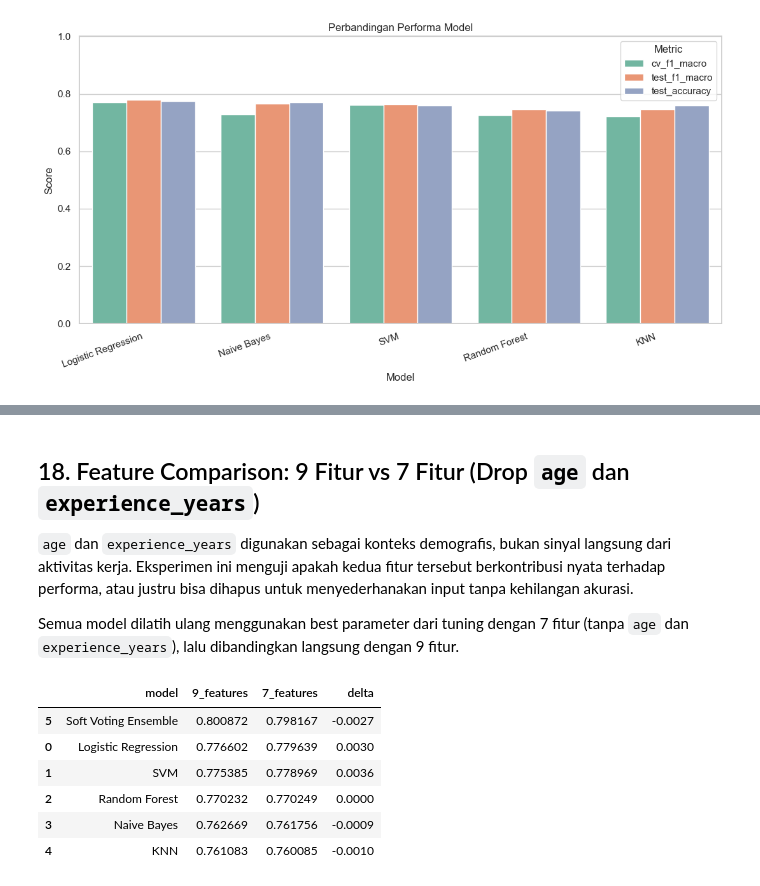
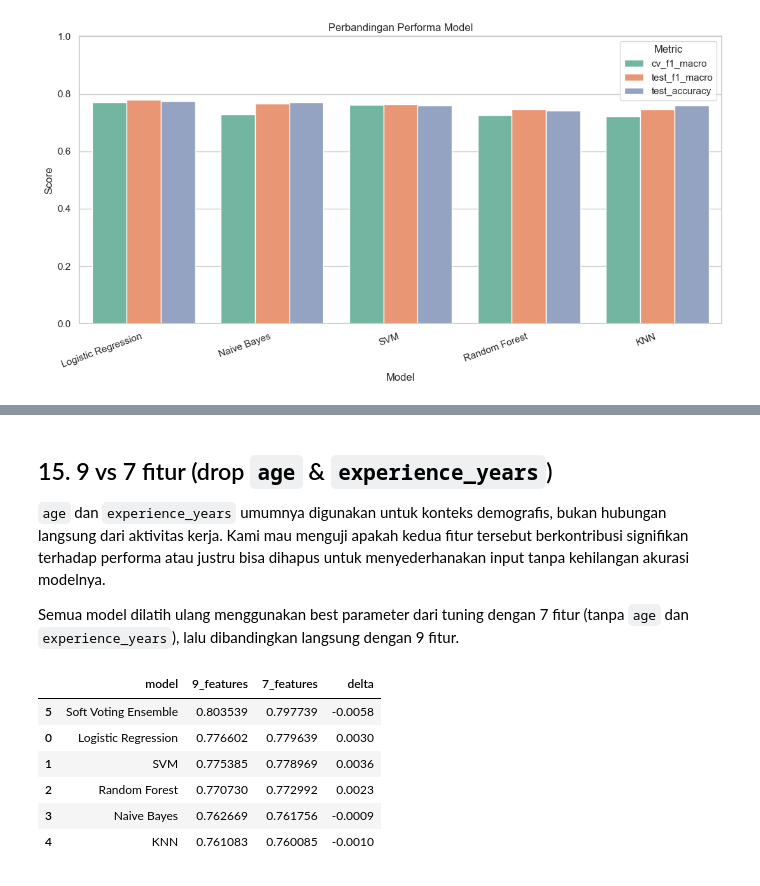
Before and after one commit to Jerome-88/Burnout_prediction, a Jupyter notebook: model.ipynb, the cells around one changed output, grey strips where cells are left out. Saved outputs shown, nothing was run; the diff lists cells and outputs as text; code cells hidden in the pictures.

```diff
--- a/model.ipynb
+++ b/model.ipynb
@@ -1112,60 +1016,74 @@ Feature columns: ['age', 'experience_years', 'daily_work_hours', 'sleep_hours',
 # %% [markdown]
-## 18. Feature Comparison: 9 Fitur vs 7 Fitur (Drop `age` dan `experience_years`)
+## 15. 9 vs 7 fitur (drop `age` & `experience_years`)
 
-`age` dan `experience_years` digunakan sebagai konteks demografis, bukan sinyal langsung dari aktivitas kerja. Eksperimen ini menguji apakah kedua fitur tersebut berkontribusi nyata terhadap performa, atau justru bisa dihapus untuk menyederhanakan input tanpa kehilangan akurasi.
+`age` dan `experience_years` umumnya digunakan untuk konteks demografis, bukan hubungan langsung dari aktivitas kerja. Kami mau menguji apakah kedua fitur tersebut berkontribusi signifikan terhadap performa atau justru bisa dihapus untuk menyederhanakan input tanpa kehilangan akurasi modelnya.
 
 Semua model dilatih ulang menggunakan best parameter dari tuning dengan 7 fitur (tanpa `age` dan `experience_years`), lalu dibandingkan langsung dengan 9 fitur.
 # %%
+FEATURE_COLS_9 = [f for f in FEATURE_COLS if f != "commits_per_day"]
+X_train_9 = X_train[FEATURE_COLS_9]
+X_test_9  = X_test[FEATURE_COLS_9]
+
+models_9 = {}
+for name in models:
+    pipe_9 = clone(models[name]).set_params(**tuning_results[name]["best_params"])
+    pipe_9.fit(X_train_9, y_train)
+    models_9[name] = pipe_9
+
+ensemble_9 = VotingClassifier(
+    estimators=[(FILENAME_MAP[name], models_9[name]) for name in models],
+    voting="soft",
+    n_jobs=1,
+)
+ensemble_9.fit(X_train_9, y_train)
+
 FEATURE_COLS_7 = [f for f in FEATURE_COLS_9 if f not in ("age", "experience_years")]
-
 X_train_7 = X_train[FEATURE_COLS_7]
-X_test_7 = X_test[FEATURE_COLS_7]
+X_test_7  = X_test[FEATURE_COLS_7]
 
 feat_comparison_7 = []
 
 for name in models:
-    best_params = tuning_results[name]["best_params"]
-
-    pipe_7 = clone(models[name])
-    pipe_7.set_params(**best_params)
+    pipe_7 = clone(models[name]).set_params(**tuning_results[name]["best_params"])
     pipe_7.fit(X_train_7, y_train)
     y_pred_7 = pipe_7.predict(X_test_7)
 
     f1_9 = float(f1_score(y_test, models_9[name].predict(X_test_9), average="macro"))
     f1_7 = float(f1_score(y_test, y_pred_7, average="macro"))
 
     feat_comparison_7.append({
         "model": name,
         "9_features": f1_9,
         "7_features": f1_7,
         "delta": round(f1_7 - f1_9, 4),
     })
 
-# ensemble 7 fitur
+# Ensemble on 7 features
 ensemble_7 = VotingClassifier(
     estimators=[(FILENAME_MAP[n], clone(models[n]).set_params(**tuning_results[n]["best_params"])) for n in models],
     voting="soft",
     n_jobs=1,
 )
 ensemble_7.fit(X_train_7, y_train)
+
 f1_ensemble_9 = float(f1_score(y_test, ensemble_9.predict(X_test_9), average="macro"))
 f1_ensemble_7 = float(f1_score(y_test, ensemble_7.predict(X_test_7), average="macro"))
 
 feat_comparison_7.append({
     "model": "Soft Voting Ensemble",
     "9_features": f1_ensemble_9,
     "7_features": f1_ensemble_7,
     "delta": round(f1_ensemble_7 - f1_ensemble_9, 4),
 })
 
 feat_df_7 = pd.DataFrame(feat_comparison_7).sort_values("9_features", ascending=False)
 display(feat_df_7)
 # %% [output]
 |  | model | 9_features | 7_features | delta |
-| 5 | Soft Voting Ensemble | 0.800872 | 0.798167 | -0.0027 |
+| 5 | Soft Voting Ensemble | 0.803539 | 0.797739 | -0.0058 |
 | 0 | Logistic Regression | 0.776602 | 0.779639 | 0.0030 |
 | 1 | SVM | 0.775385 | 0.778969 | 0.0036 |
-| 2 | Random Forest | 0.770232 | 0.770249 | 0.0000 |
+| 2 | Random Forest | 0.770730 | 0.772992 | 0.0023 |
 | 3 | Naive Bayes | 0.762669 | 0.761756 | -0.0009 |
 | 4 | KNN | 0.761083 | 0.760085 | -0.0010 |
 # %%
```
Also changed, not shown: parts of 37 cells of this notebook, 9 other files.
